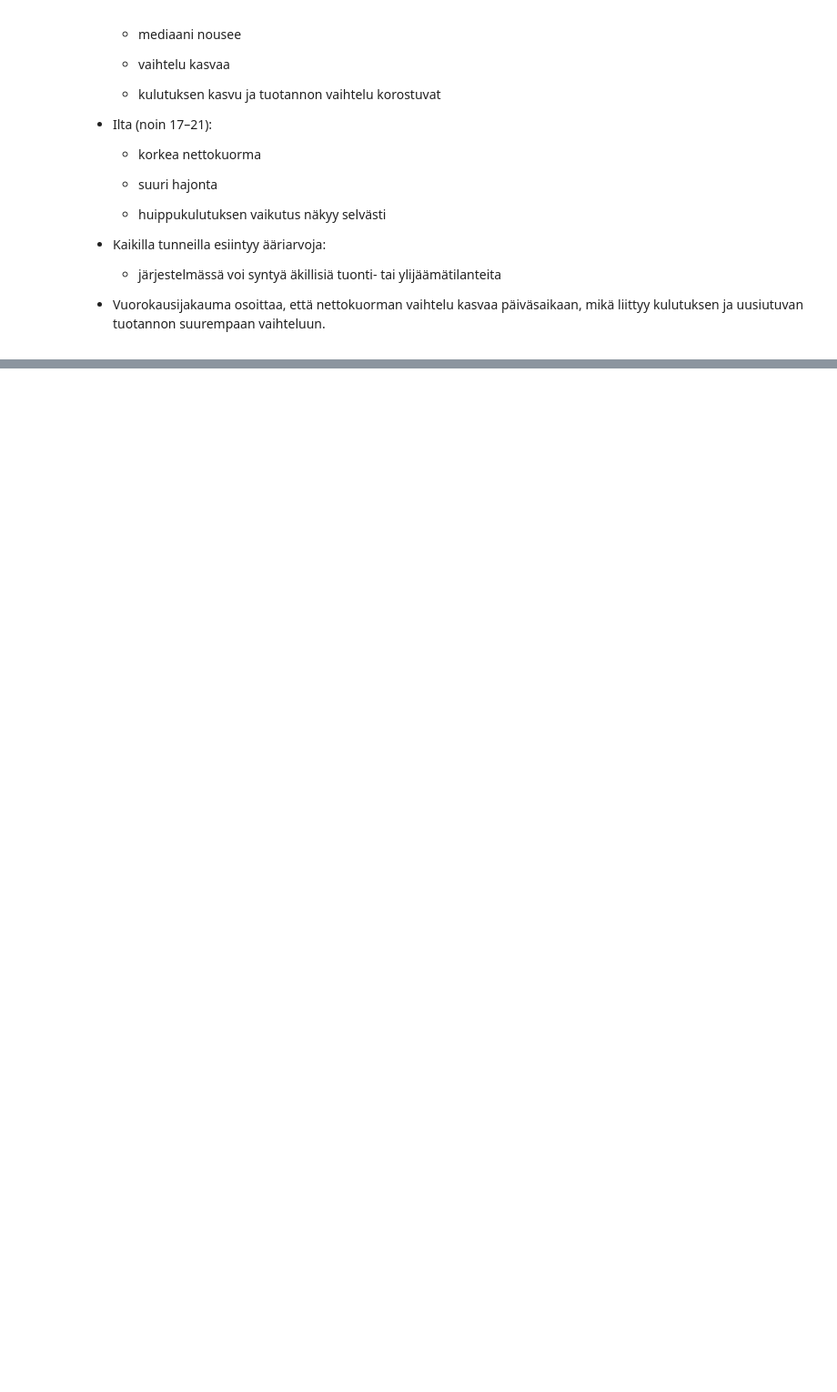
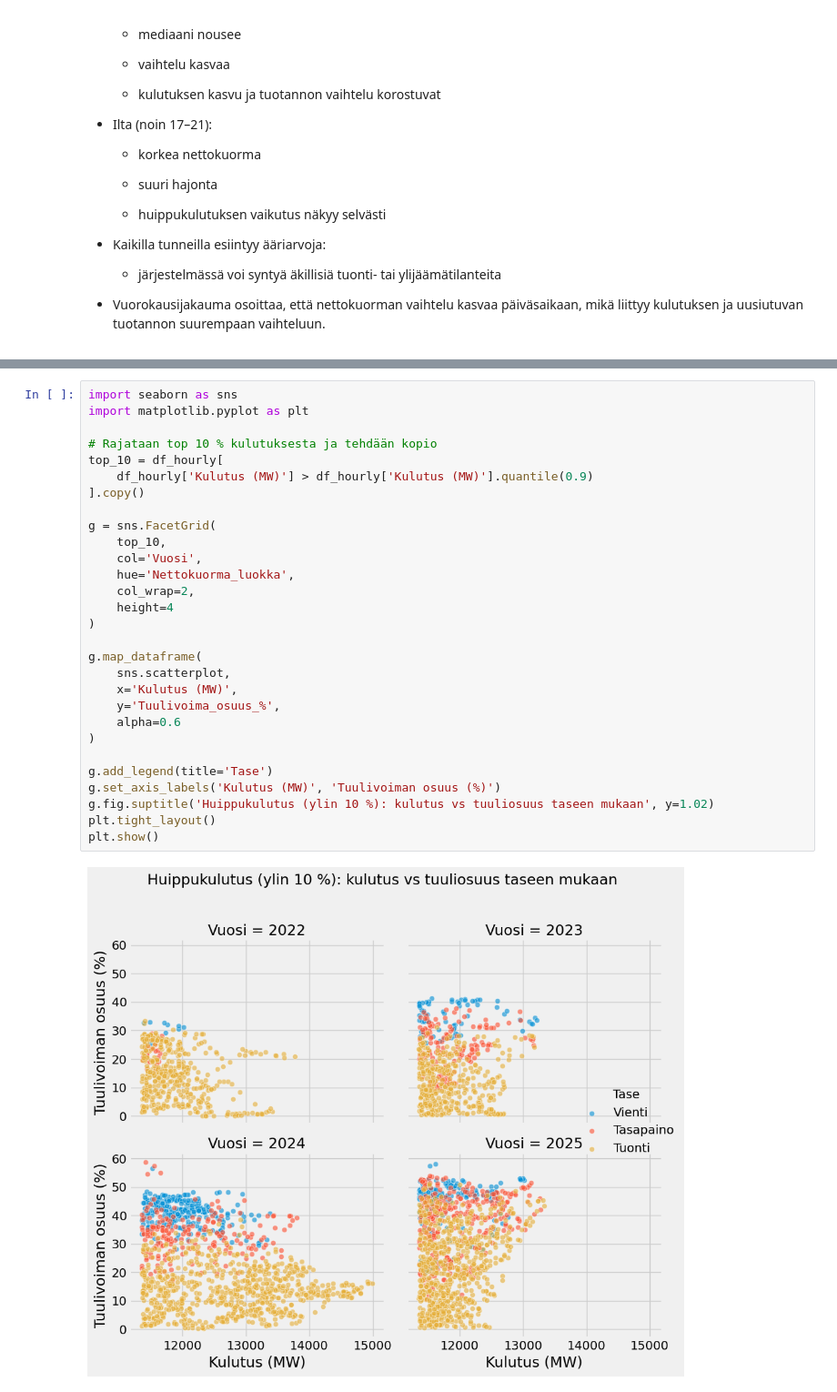
Before and after one commit to Santtulah/thesis, a Jupyter notebook: fingrid.ipynb, the cells around one changed output, grey strips where cells are left out. Shown at 91% size. Drawn from its saved outputs; the diff is of its cells as text; blank space fills up the shorter version.

```diff
--- a/fingrid.ipynb
+++ b/fingrid.ipynb
@@ -606,0 +770,31 @@ plt.show()
+# %%
+import seaborn as sns
+import matplotlib.pyplot as plt
+
+# Rajataan top 10 % kulutuksesta ja tehdään kopio
+top_10 = df_hourly[
+    df_hourly['Kulutus (MW)'] > df_hourly['Kulutus (MW)'].quantile(0.9)
+].copy()
+
+g = sns.FacetGrid(
+    top_10,
+    col='Vuosi',
+    hue='Nettokuorma_luokka',
+    col_wrap=2,
+    height=4
+)
+
+g.map_dataframe(
+    sns.scatterplot,
+    x='Kulutus (MW)',
+    y='Tuulivoima_osuus_%',
+    alpha=0.6
+)
+
+g.add_legend(title='Tase')
+g.set_axis_labels('Kulutus (MW)', 'Tuulivoiman osuus (%)')
+g.fig.suptitle('Huippukulutus (ylin 10 %): kulutus vs tuuliosuus taseen mukaan', y=1.02)
+plt.tight_layout()
+plt.show()
+# %% [output]
+[figure, added]
```
Also changed, not shown: parts of 18 cells of this notebook.
